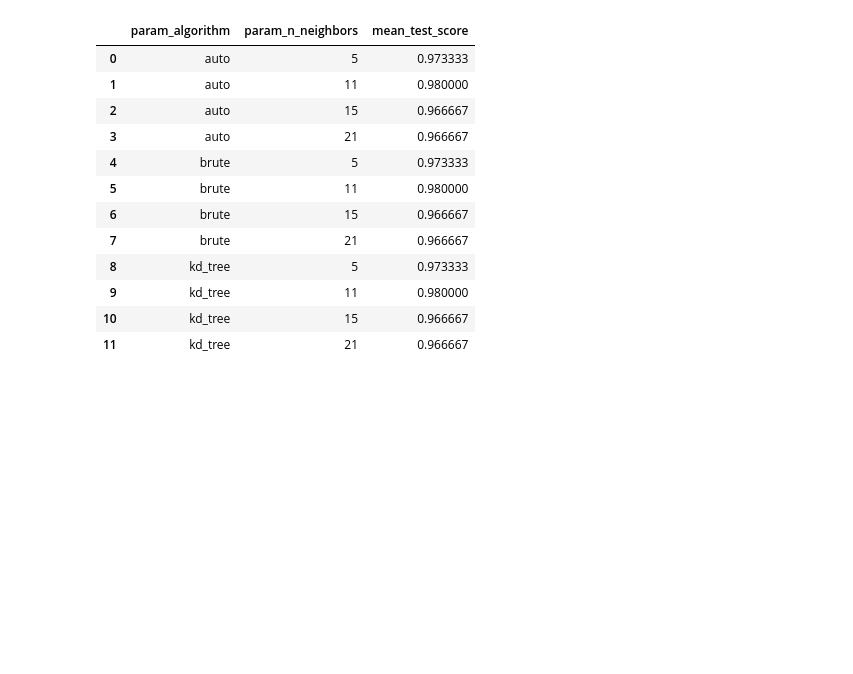
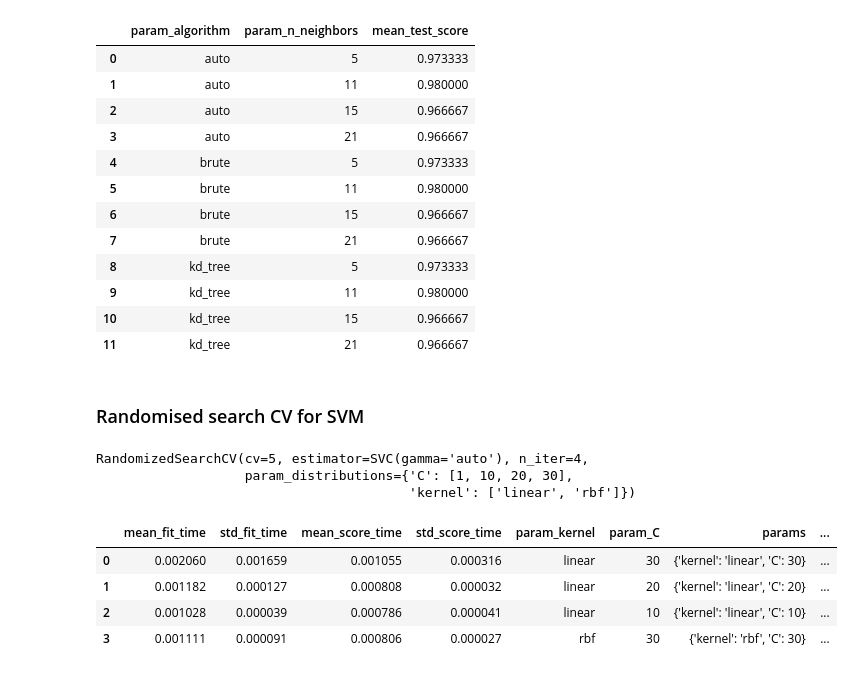
Before and after one commit to banerjee003/Machine-Learning, a Jupyter notebook: Iris/code.ipynb, the cells around one changed output. Cells and saved outputs as stored; diff of their text form; code cells hidden in the pictures; blank space fills up the shorter version.

```diff
--- a/Iris/code.ipynb
+++ b/Iris/code.ipynb
@@ -164,3 +166,5 @@ results_knn[['param_algorithm','param_n_neighbors','mean_test_score']]
 | 9 | kd_tree | 11 | 0.980000 |
 | 10 | kd_tree | 15 | 0.966667 |
 | 11 | kd_tree | 21 | 0.966667 |
+# %% [markdown]
+### Randomised search CV for SVM
@@ -166,0 +173,21 @@ results_knn[['param_algorithm','param_n_neighbors','mean_test_score']]
+# %%
+classifier_svm_r = RandomizedSearchCV((model_svm),{
+    'C' : [1,10,20,30],
+    'kernel' : ['linear', 'rbf']
+},n_iter=4,cv=5, return_train_score=False)
+# %%
+classifier_svm_r.fit(X,y)
+# %% [output]
+RandomizedSearchCV(cv=5, estimator=SVC(gamma='auto'), n_iter=4,
+                   param_distributions={'C': [1, 10, 20, 30],
+                                        'kernel': ['linear', 'rbf']})
+# %%
+results_svm_r = pd.DataFrame(classifier_svm_r.cv_results_)
+# %%
+results_svm_r.head()
+# %% [output]
+|  | mean_fit_time | std_fit_time | mean_score_time | std_score_time | param_kernel | param_C | params | ... |
+| 0 | 0.002060 | 0.001659 | 0.001055 | 0.000316 | linear | 30 | {'kernel': 'linear', 'C': 30} | ... |
+| 1 | 0.001182 | 0.000127 | 0.000808 | 0.000032 | linear | 20 | {'kernel': 'linear', 'C': 20} | ... |
+| 2 | 0.001028 | 0.000039 | 0.000786 | 0.000041 | linear | 10 | {'kernel': 'linear', 'C': 10} | ... |
+| 3 | 0.001111 | 0.000091 | 0.000806 | 0.000027 | rbf | 30 | {'kernel': 'rbf', 'C': 30} | ... |
```
Also changed, not shown: parts of 9 cells of this notebook.
